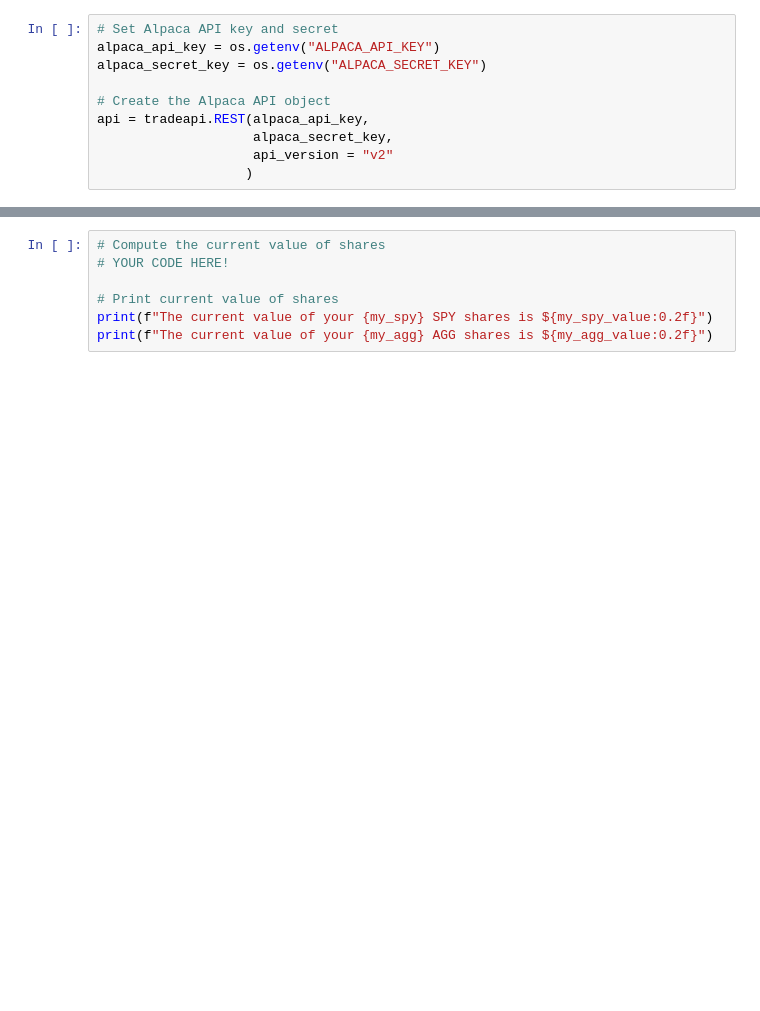
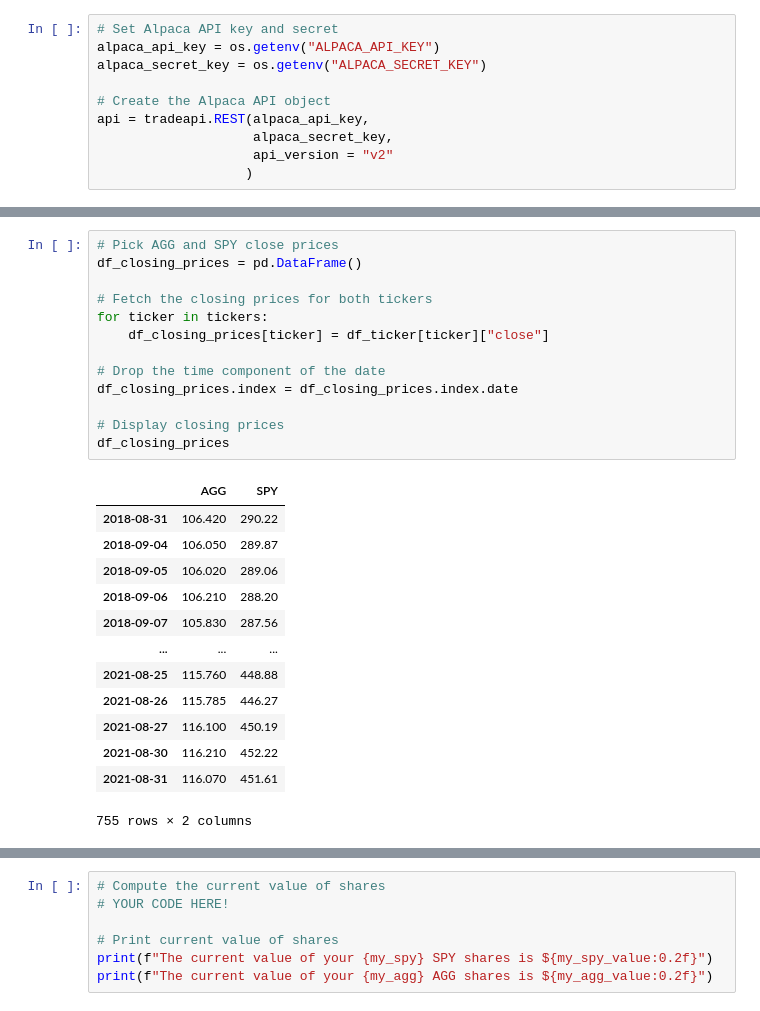
Before and after one commit to jordan-gilmartin/monte-carlo-simulations, a Jupyter notebook: Starter_Code/financial-planner.ipynb, the cells around one changed output, grey strips where cells are left out. Saved outputs shown, nothing was run; the diff lists cells and outputs as text; blank space fills up the shorter version.

```diff
--- a/Starter_Code/financial-planner.ipynb
+++ b/Starter_Code/financial-planner.ipynb
@@ -144,3 +154,30 @@ df_ticker = api.get_barset(tickers,
+# %%
+# Pick AGG and SPY close prices
+df_closing_prices = pd.DataFrame()
+
+# Fetch the closing prices for both tickers
+for ticker in tickers:
+    df_closing_prices[ticker] = df_ticker[ticker]["close"]
+
+# Drop the time component of the date
+df_closing_prices.index = df_closing_prices.index.date
+
+# Display closing prices
+df_closing_prices
+# %% [output]
+|  | AGG | SPY |
+| 2018-08-31 | 106.420 | 290.22 |
+| 2018-09-04 | 106.050 | 289.87 |
+| 2018-09-05 | 106.020 | 289.06 |
+| 2018-09-06 | 106.210 | 288.20 |
+| 2018-09-07 | 105.830 | 287.56 |
+| ... | ... | ... |
+| 2021-08-25 | 115.760 | 448.88 |
+| 2021-08-26 | 115.785 | 446.27 |
+| 2021-08-27 | 116.100 | 450.19 |
+| 2021-08-30 | 116.210 | 452.22 |
+| 2021-08-31 | 116.070 | 451.61 |
+755 rows × 2 columns
 # %%
 # Pick AGG and SPY close prices
 # YOUR CODE HERE!
```
Also changed, not shown: parts of 2 cells of this notebook.
